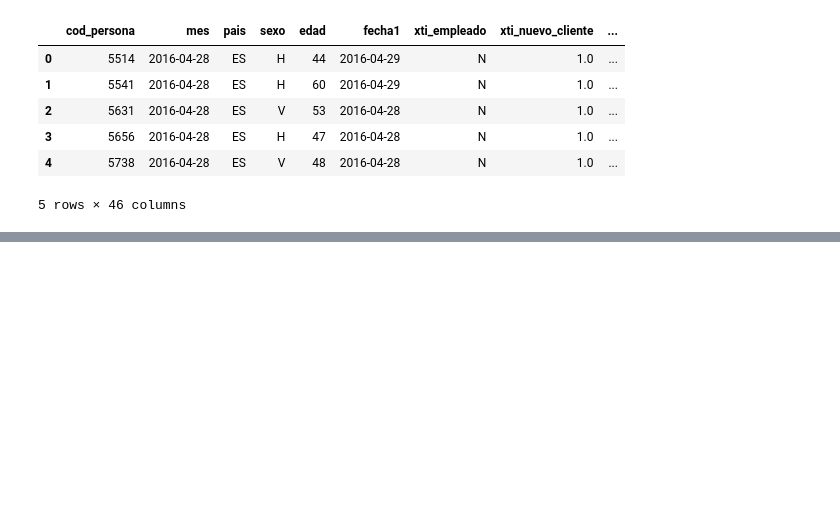
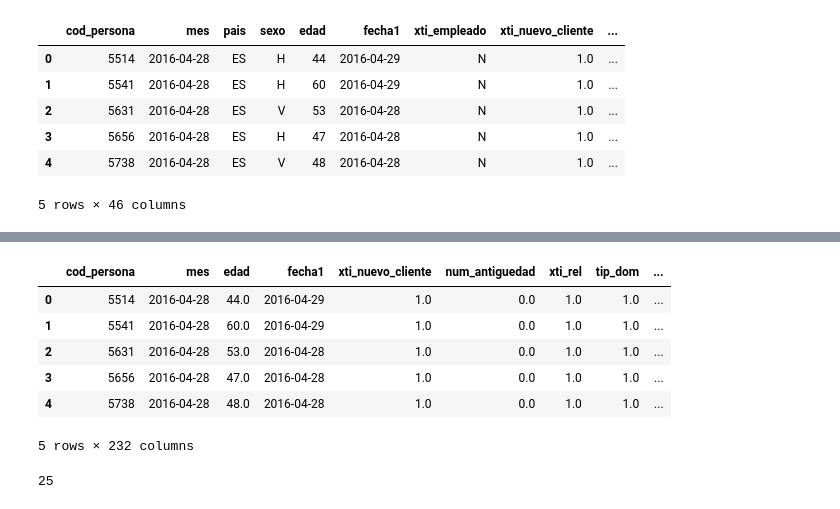
Before and after one commit to mariol-lamas/Machine_learning_proyect, a Jupyter notebook: Src/Model/model.ipynb, the cells around one changed output, grey strips where cells are left out. Saved outputs shown, nothing was run; the diff lists cells and outputs as text; code cells hidden in the pictures; blank space fills up the shorter version.

```diff
--- a/Src/Model/model.ipynb
+++ b/Src/Model/model.ipynb
@@ -21,3 +23,12 @@ data_unida.head()
 | 3 | 5656 | 2016-04-28 | ES | H | 47 | 2016-04-28 | N | 1.0 | ... |
 | 4 | 5738 | 2016-04-28 | ES | V | 48 | 2016-04-28 | N | 1.0 | ... |
 5 rows × 46 columns
+# %%
+data_unida.loc[data_unida['edad']==' NA','edad']='-1'
+data_unida.loc[data_unida['num_antiguedad']=='     NA','num_antiguedad']='-1'
+# %%
+data=data_unida[~data_unida['fecha1'].isna()]
+data['edad']=data['edad'].astype(float)
+data['num_antiguedad']=data['num_antiguedad'].astype(float)
+data['fecha1'] = pd.to_datetime(data['fecha1'])
+data['mes'] = pd.to_datetime(data['mes'])
@@ -23,0 +56,19 @@ data_unida.head()
+# %%
+columnas_cat=data.select_dtypes(include='O').columns
+
+onehot=OneHotEncoder(sparse_output=False)
+data_onehot=onehot.fit_transform(data[columnas_cat])
+data_onehot=pd.DataFrame(data_onehot,columns=onehot.get_feature_names_out(columnas_cat))
+df_onehot = data_onehot.reset_index(drop=True)
+data = data.reset_index(drop=True)
+
+data=pd.concat([data.drop(columnas_cat,axis=1),df_onehot],axis=1)
+data.head()
+# %% [output]
+|  | cod_persona | mes | edad | fecha1 | xti_nuevo_cliente | num_antiguedad | xti_rel | tip_dom | ... |
+| 0 | 5514 | 2016-04-28 | 44.0 | 2016-04-29 | 1.0 | 0.0 | 1.0 | 1.0 | ... |
+| 1 | 5541 | 2016-04-28 | 60.0 | 2016-04-29 | 1.0 | 0.0 | 1.0 | 1.0 | ... |
+| 2 | 5631 | 2016-04-28 | 53.0 | 2016-04-28 | 1.0 | 0.0 | 1.0 | 1.0 | ... |
+| 3 | 5656 | 2016-04-28 | 47.0 | 2016-04-28 | 1.0 | 0.0 | 1.0 | 1.0 | ... |
+| 4 | 5738 | 2016-04-28 | 48.0 | 2016-04-28 | 1.0 | 0.0 | 1.0 | 1.0 | ... |
+5 rows × 232 columns
@@ -23,0 +108,4 @@ data_unida.head()
+# %%
+len(y[0])
+# %% [output]
+25
```
Also changed, not shown: parts of 15 cells of this notebook, 3 other files.
